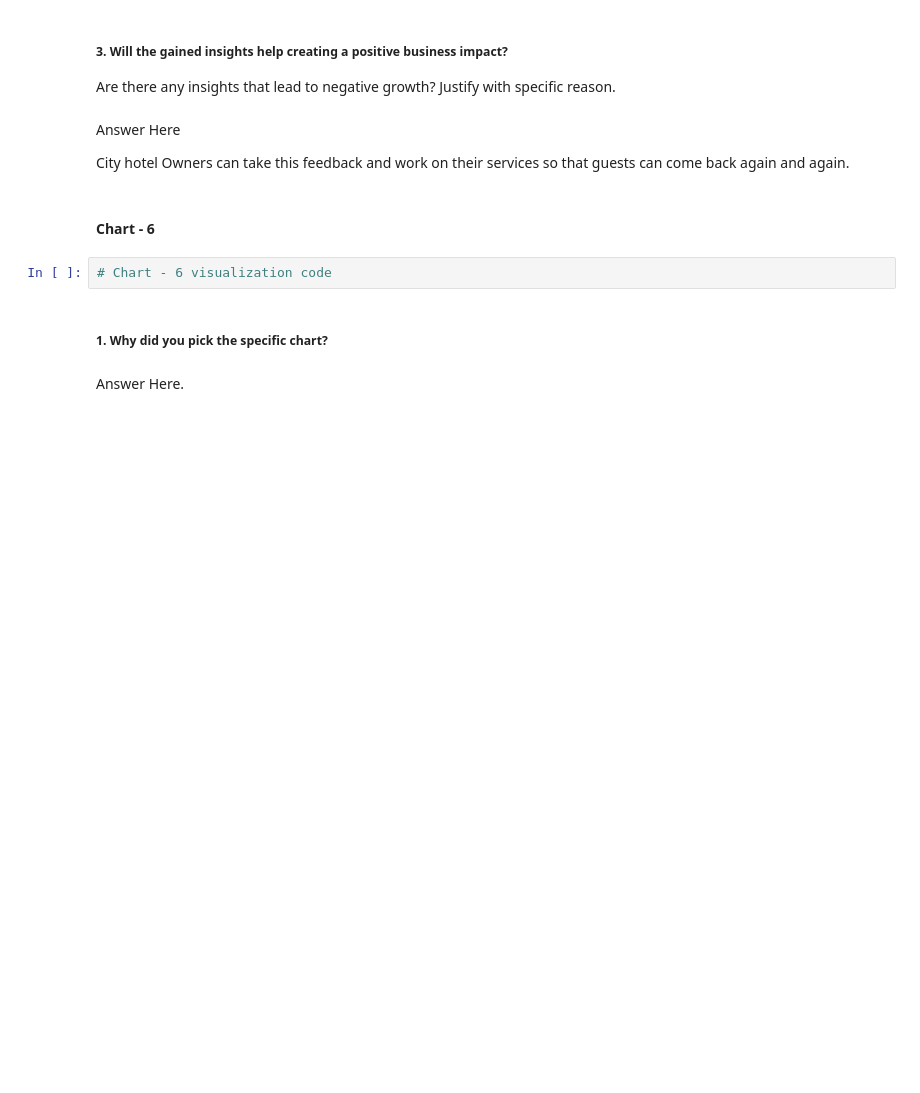
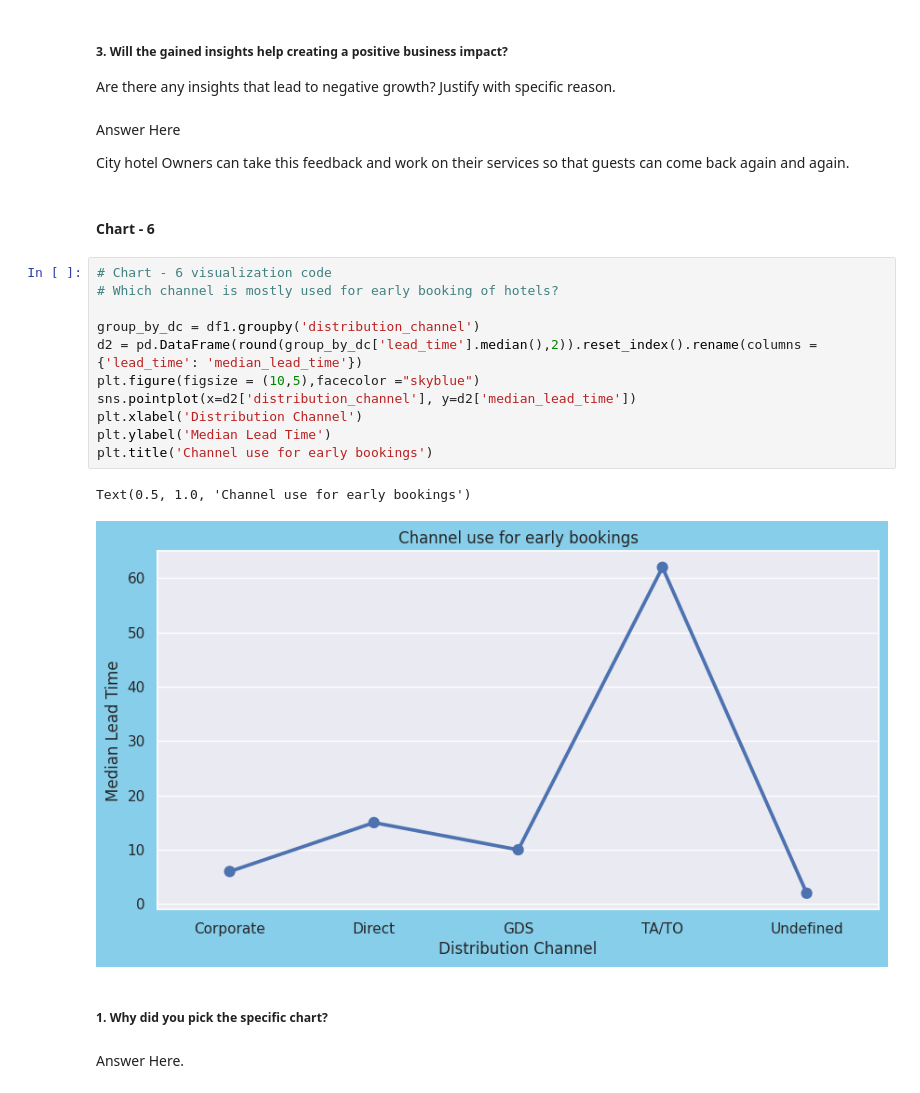
Before and after one commit to aayusharma01/Capstone_Proj, a Jupyter notebook: Hotel_Booking_Analysis.ipynb, the cells around one changed output. Drawn from its saved outputs; the diff is of its cells as text; blank space fills up the shorter version.

```diff
--- a/Hotel_Booking_Analysis.ipynb
+++ b/Hotel_Booking_Analysis.ipynb
@@ -515,8 +515,20 @@ Answer Here
 City hotel Owners can take this feedback and work on their services so that guests can come back again and again.
 # %% [markdown]
 #### Chart - 6
-# %%
-# Chart - 6 visualization code
+# %%
+# Chart - 6 visualization code
+# Which channel is mostly used for early booking of hotels?
+
+group_by_dc = df1.groupby('distribution_channel')
+d2 = pd.DataFrame(round(group_by_dc['lead_time'].median(),2)).reset_index().rename(columns = {'lead_time': 'median_lead_time'})
+plt.figure(figsize = (10,5),facecolor ="skyblue")
+sns.pointplot(x=d2['distribution_channel'], y=d2['median_lead_time'])
+plt.xlabel('Distribution Channel')
+plt.ylabel('Median Lead Time')
+plt.title('Channel use for early bookings')
+# %% [output]
+Text(0.5, 1.0, 'Channel use for early bookings')
+[figure, added]
 # %% [markdown]
 ##### 1. Why did you pick the specific chart?
 # %% [markdown]
```
Also changed, not shown: parts of 66 cells of this notebook.
